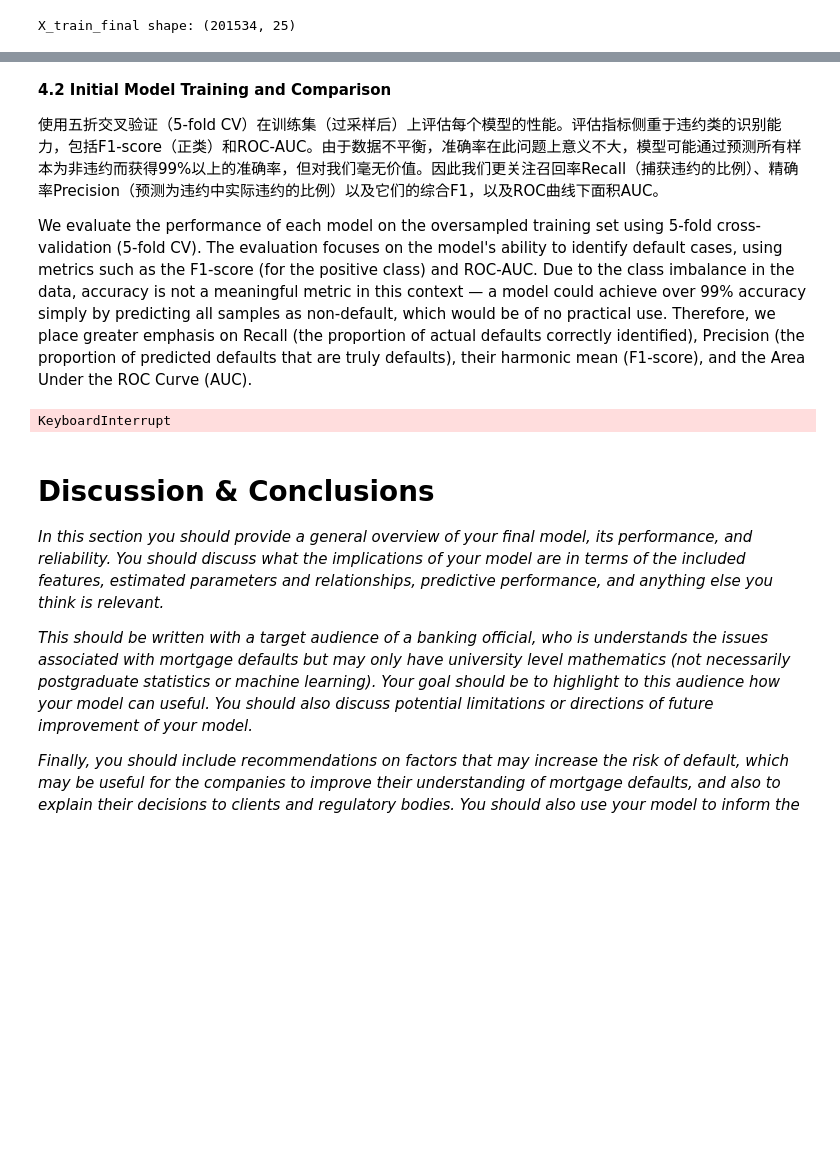
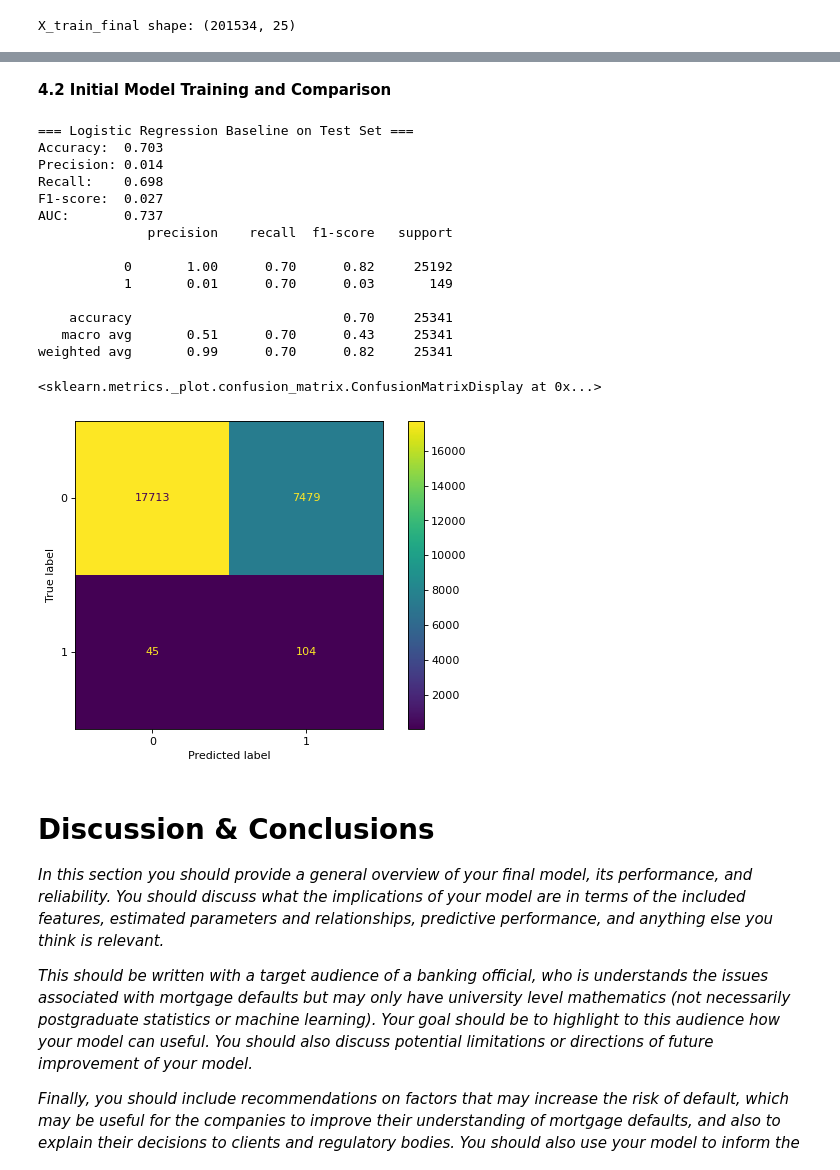
Before and after one commit to JinQiuqi/MLPy-project2, a Jupyter notebook: project2(1).ipynb, the cells around one changed output, grey strips where cells are left out. Drawn from its saved outputs; the diff is of its cells as text; code cells hidden in the pictures; blank space fills up the shorter version.

```diff
--- a/project2(1).ipynb
+++ b/project2(1).ipynb
@@ -281,7 +284,7 @@ To transform the categorical variables, we employ One-Hot Encoding. Explain
 # %%
 # Using Pipeline for numerical and categorical
 # Create lists for impution type
-median_impute = ['fico', 'cltv', 'dti', 'ltv']
+median_impute = ['fico', 'cltv', 'dti', 'ltv', 'mi_pct']
 # Numerical imputer pipeline
 numerical_transformer = Pipeline([
     ('impute', ColumnTransformer([
@@ -291,6 +294,7 @@ numerical_transformer = Pipeline([
 ])
 
 categorical_transformer = Pipeline([
+    ('to_str', FunctionTransformer(lambda x: x.astype(str))),
     ('onehot', OneHotEncoder(handle_unknown='ignore'))
 ])
 
@@ -362,23 +366,50 @@ print(final_feature_names)
+# %%
+X_test_final = X_test_enc[:, final_feature_indices]
 # %% [markdown]
 **4.2 Initial Model Training and Comparison**
-
-使用五折交叉验证（5-fold CV）在训练集（过采样后）上评估每个模型的性能。评估指标侧重于违约类的识别能力，包括F1-score（正类）和ROC-AUC。由于数据不平衡，准确率在此问题上意义不大，模型可能通过预测所有样本为非违约而获得99%以上的准确率，但对我们毫无价值。因此我们更关注召回率Recall（捕获违约的比例）、精确率Precision（预测为违约中实际违约的比例）以及它们的综合F1，以及ROC曲线下面积AUC。
-
-We evaluate the performance of each model on the oversampled training set using 5-fold cross-validation (5-fold CV). The evaluation focuses on the model's ability to identify default cases, using metrics such as the F1-score (for the positive class) and ROC-AUC. Due to the class imbalance in the data, accuracy is not a meaningful metric in this context — a model could achieve over 99% accuracy simply by predicting all samples as non-default, which would be of no practical use. Therefore, we place greater emphasis on Recall (the proportion of actual defaults correctly identified), Precision (the proportion of predicted defaults that are truly defaults), their harmonic mean (F1-score), and the Area Under the ROC Curve (AUC).
-# %%
-# 定义要评估的模型字典
-models = {
-    "LogisticRegression": LogisticRegression(max_iter=500, solver='liblinear'),
-    "SVM (RBF)": SVC(kernel='rbf', probability=True),
-    "DecisionTree": DecisionTreeClassifier(),
-    "RandomForest": RandomForestClassifier(n_estimators=100),
-    "NeuralNetwork": MLPClassifier(max_iter=50, hidden_layer_sizes=(50,))
-}
-
-# 在过采样后的训练集上进行5折交叉验证，计算每个模型的ROC-AUC得分
-for name, clf in models.items():
-    auc_scores = cross_val_score(clf, X_train_res, y_train_res,
-                                 cv=5, scoring='roc_auc')
-    print(f"{name} 平均ROC-AUC: {auc_scores.mean():.3f}")
-# %% [output]
-KeyboardInterrupt
+# %%
+# Baseline: Logistic Regression
+logistic = Pipeline([
+    ('clf', LogisticRegression(solver='liblinear', random_state=0))
+])
+# 训练Baseline
+logistic.fit(X_train_final, y_train_res)
+# 在训练集或验证集上查看基本指标
+y_pred_train_logistic = logistic.predict(X_train_final)
+y_pred_test_logistic = logistic.predict(X_test_final)
+
+# 计算主要指标
+acc_test_log = accuracy_score(y_test, y_pred_test_logistic)
+prec_test_log = precision_score(y_test, y_pred_test_logistic)
+rec_test_log = recall_score(y_test, y_pred_test_logistic)
+f1_test_log = f1_score(y_test, y_pred_test_logistic)
+auc_test_log = roc_auc_score(y_test, logistic.predict_proba(X_test_final)[:,1])
+
+print("=== Logistic Regression Baseline on Test Set ===")
+print(f"Accuracy:  {acc_test_log:.3f}")
+print(f"Precision: {prec_test_log:.3f}")
+print(f"Recall:    {rec_test_log:.3f}")
+print(f"F1-score:  {f1_test_log:.3f}")
+print(f"AUC:       {auc_test_log:.3f}")
+
+print(classification_report(y_test, y_pred_test_logistic))
+
+# 混淆矩阵
+ConfusionMatrixDisplay.from_estimator(logistic, X_test_final, y_test)
+# %% [output]
+=== Logistic Regression Baseline on Test Set ===
+Accuracy:  0.703
+Precision: 0.014
+Recall:    0.698
+F1-score:  0.027
+AUC:       0.737
+              precision    recall  f1-score   support
+
+           0       1.00      0.70      0.82     25192
+           1       0.01      0.70      0.03       149
+
+    accuracy                           0.70     25341
+   macro avg       0.51      0.70      0.43     25341
+weighted avg       0.99      0.70      0.82     25341
+<sklearn.metrics._plot.confusion_matrix.ConfusionMatrixDisplay at 0x...>
+[figure, added]
```
Also changed, not shown: parts of 11 cells of this notebook.
